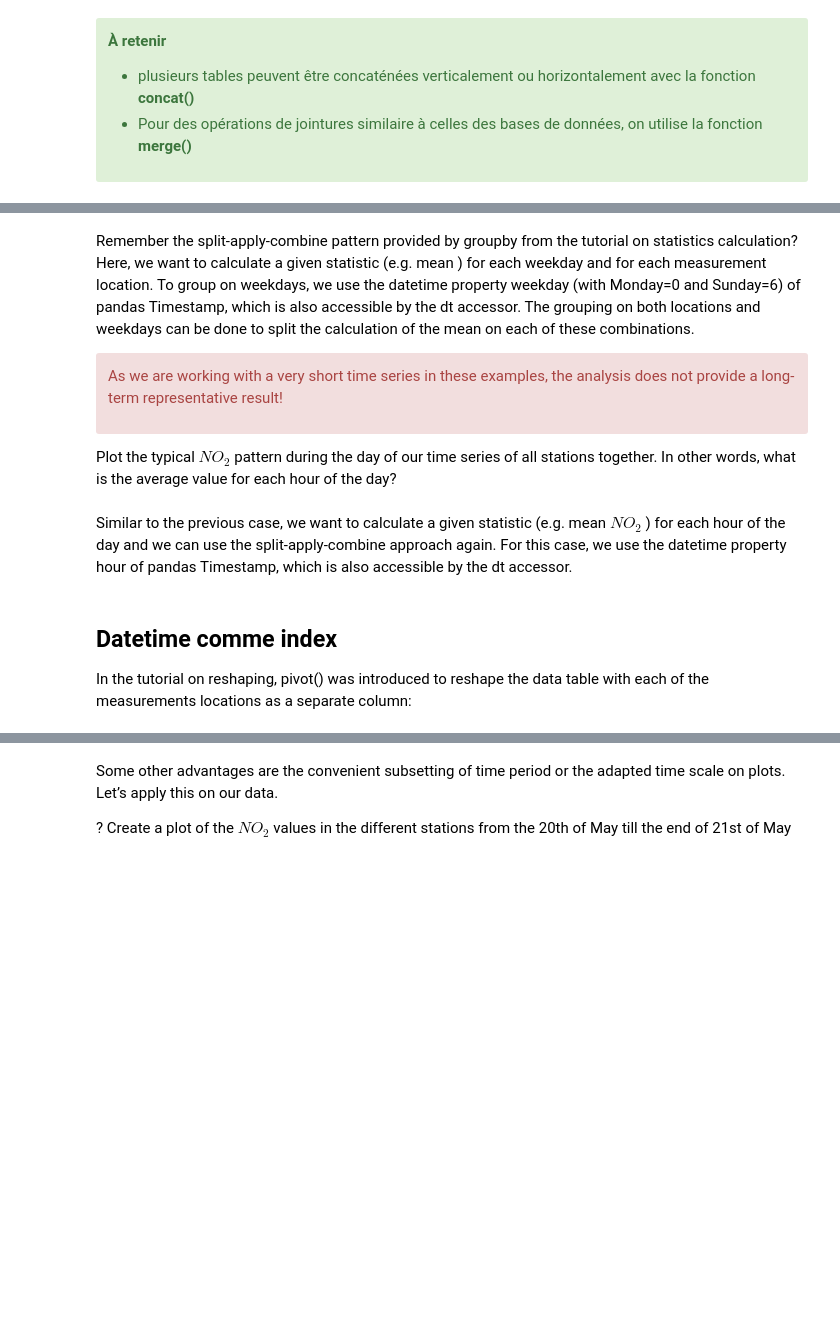
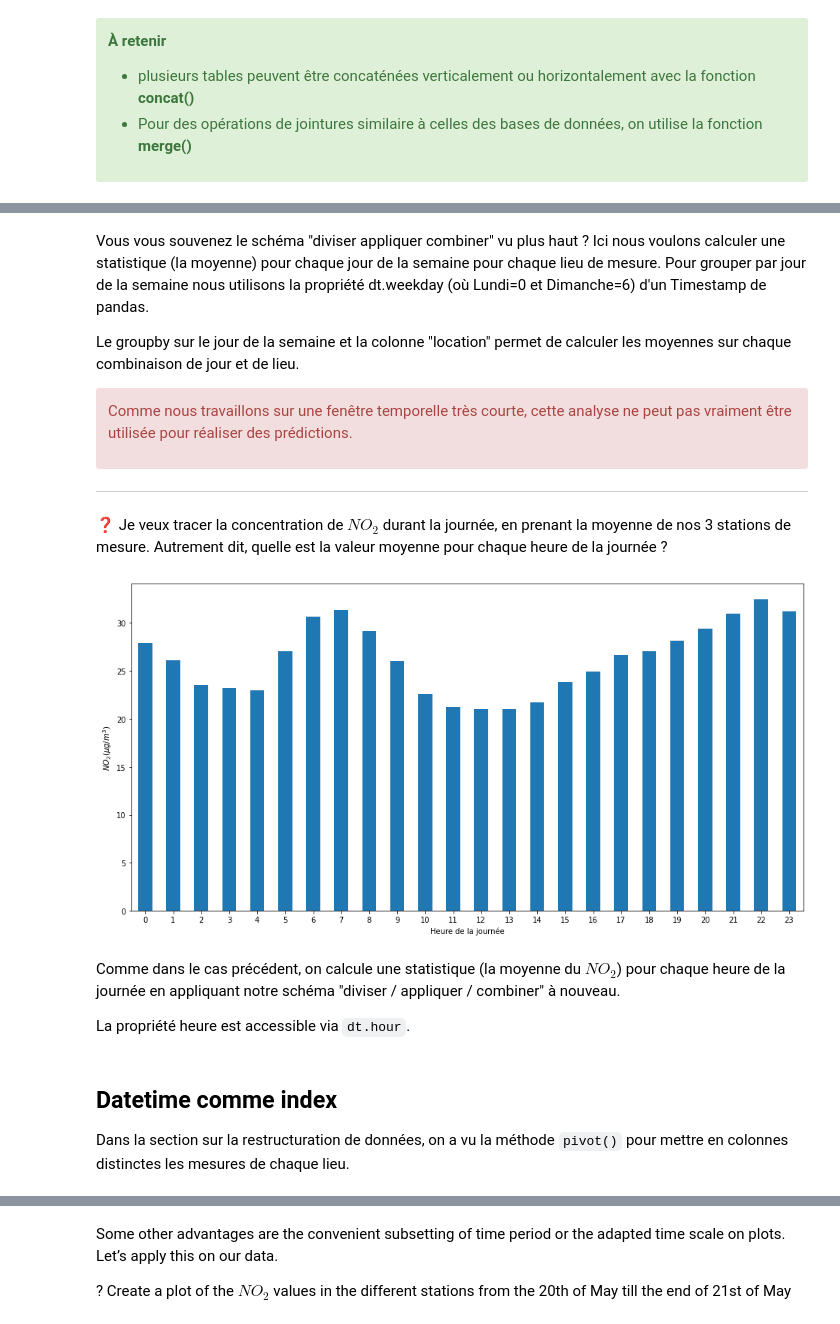
Before and after one commit to philippe-lemaire/insa-notebooks, a Jupyter notebook: formations/pandas/pandas_101.ipynb, the cells around one changed output, grey strips where cells are left out. Saved outputs shown, nothing was run; the diff lists cells and outputs as text; code cells hidden in the pictures; blank space fills up the shorter version.

```diff
--- a/formations/pandas/pandas_101.ipynb
+++ b/formations/pandas/pandas_101.ipynb
@@ -998,33 +1629,43 @@ air_quality.groupby([air_quality["datetime"].dt.weekday, "location"])["value"].m
 # %% [markdown]
-Remember the split-apply-combine pattern provided by groupby from the tutorial on statistics calculation? Here, we want to calculate a given statistic (e.g. mean ) for each weekday and for each measurement location. To group on weekdays, we use the datetime property weekday (with Monday=0 and Sunday=6) of pandas Timestamp, which is also accessible by the dt accessor. The grouping on both locations and weekdays can be done to split the calculation of the mean on each of these combinations.
+Vous vous souvenez le schéma "diviser appliquer combiner" vu plus haut ? Ici nous voulons calculer une statistique (la moyenne) pour chaque jour de la semaine pour chaque lieu de mesure. Pour grouper par jour de la semaine nous utilisons la propriété dt.weekday (où Lundi=0 et Dimanche=6) d'un Timestamp de pandas.
+
+Le groupby sur le jour de la semaine et la colonne "location" permet de calculer les moyennes sur chaque combinaison de jour et de lieu.
+
+
+
 
 
 <div class='alert alert-danger'>
 
-
-As we are working with a very short time series in these examples, the analysis does not provide a long-term representative result!
+Comme nous travaillons sur une fenêtre temporelle très courte, cette analyse ne peut pas vraiment être utilisée pour réaliser des prédictions.
 
 
 </div>
 
-Plot the typical $NO_2$ pattern during the day of our time series of all stations together. In other words, what is the average value for each hour of the day?
+
+---
+❓ Je veux tracer la concentration de $NO_2$ durant la journée, en prenant la moyenne de nos 3 stations de mesure. Autrement dit, quelle est la valeur moyenne pour chaque heure de la journée ?
 # %%
-fig, ax = plt.subplots(figsize=(12, 4))
+fig, ax = plt.subplots(figsize=(16, 8))
 
 air_quality.groupby(air_quality["datetime"].dt.hour)["value"].mean().plot(
     kind="bar", rot=0, ax=ax
 )
 
-ax.set_xlabel("Hour of the day")
-# custom x label using matplotlib
+ax.set_xlabel("Heure de la journée")
+# Commande matplotlib pour donner un libellé à l'axe des X
 
 ax.set_ylabel("$NO_2 (µg/m^3)$");
+# %% [output]
+[figure, added]
 # %% [markdown]
-Similar to the previous case, we want to calculate a given statistic (e.g. mean $NO_2$ ) for each hour of the day and we can use the split-apply-combine approach again. For this case, we use the datetime property hour of pandas Timestamp, which is also accessible by the dt accessor.
+Comme dans le cas précédent, on calcule une statistique (la moyenne du $NO_2$) pour chaque heure de la journée en appliquant notre schéma "diviser / appliquer / combiner" à nouveau.
+
+La propriété heure est accessible via `dt.hour`.
 # %% [markdown]
 ## Datetime comme index
 
-In the tutorial on reshaping, pivot() was introduced to reshape the data table with each of the measurements locations as a separate column:
+Dans la section sur la restructuration de données, on a vu la méthode `pivot()` pour mettre en colonnes distinctes les mesures de chaque lieu.
 # %%
 no_2 = air_quality.pivot(index="datetime", columns="location", values="value")
 
```
Also changed, not shown: parts of 105 cells of this notebook.
